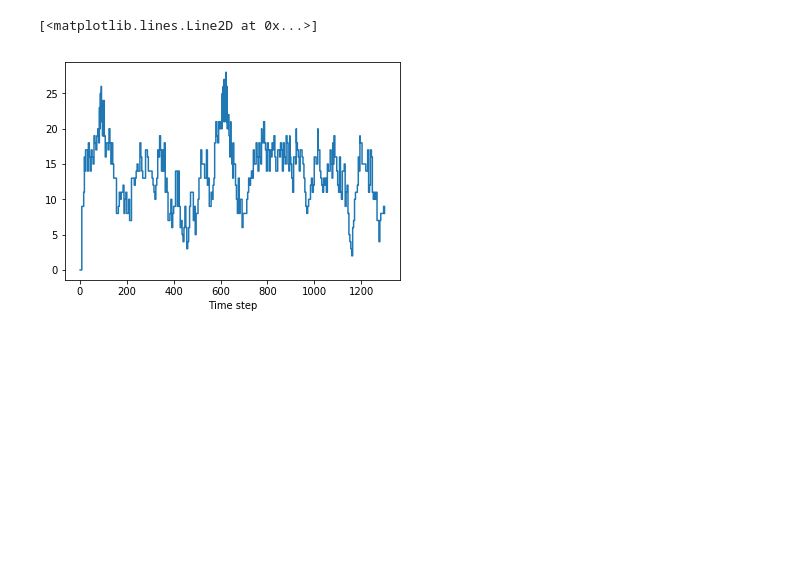
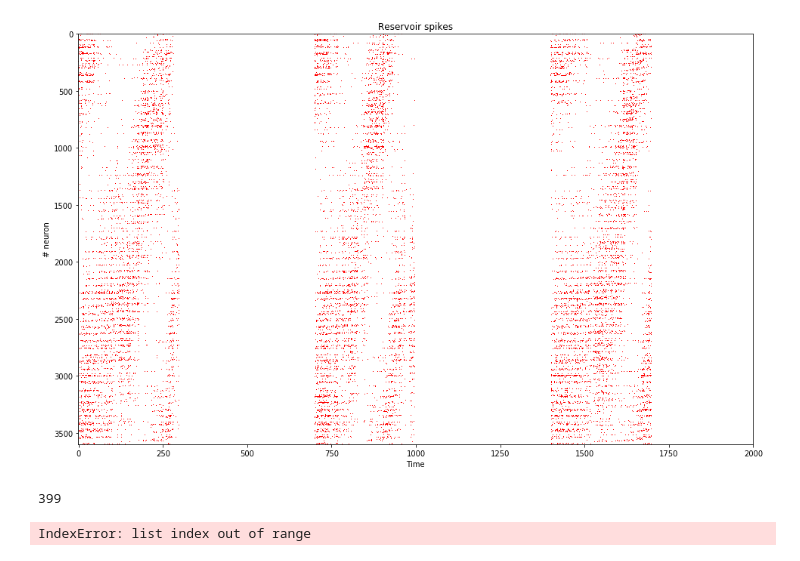
Before and after one commit to sagacitysite/pelenet, a Jupyter notebook: readout-learning.ipynb, the cells around one changed output. Saved outputs shown, nothing was run; the diff lists cells and outputs as text; code cells hidden in the pictures; blank space fills up the shorter version.

```diff
--- a/readout-learning.ipynb
+++ b/readout-learning.ipynb
@@ -62,5 +56,8 @@ inExp.trainNet.plot.reservoirRates()
-# %%
-inExp.trainNet.reservoirTraceProbesX1[0][0].plot()
-# %% [output]
-[<matplotlib.lines.Line2D at 0x...>]
-[figure, removed]
+# %%
+exp.net.plot.reservoirSpikeTrain(fr=0, to=2000)
+# %% [output]
+[figure, added]
+# %%
+exp.p.stopRelaxation
+# %% [output]
+399
@@ -66,0 +66,4 @@ inExp.trainNet.reservoirTraceProbesX1[0][0].plot()
+# %%
+p = exp.net.exVoltageProbes[0].plot()
+# %% [output]
+IndexError: list index out of range
```
Also changed, not shown: parts of 30 cells of this notebook, 9 other files.
